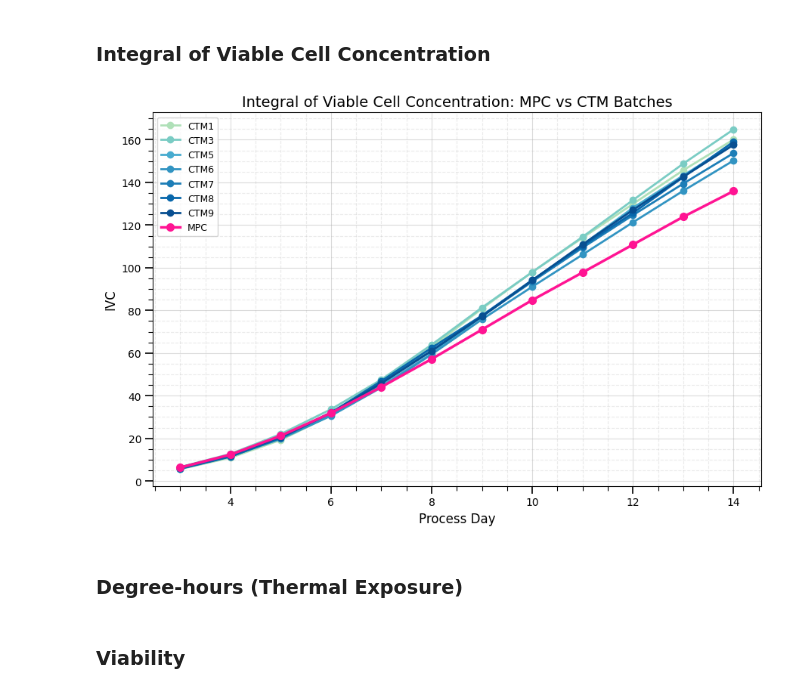
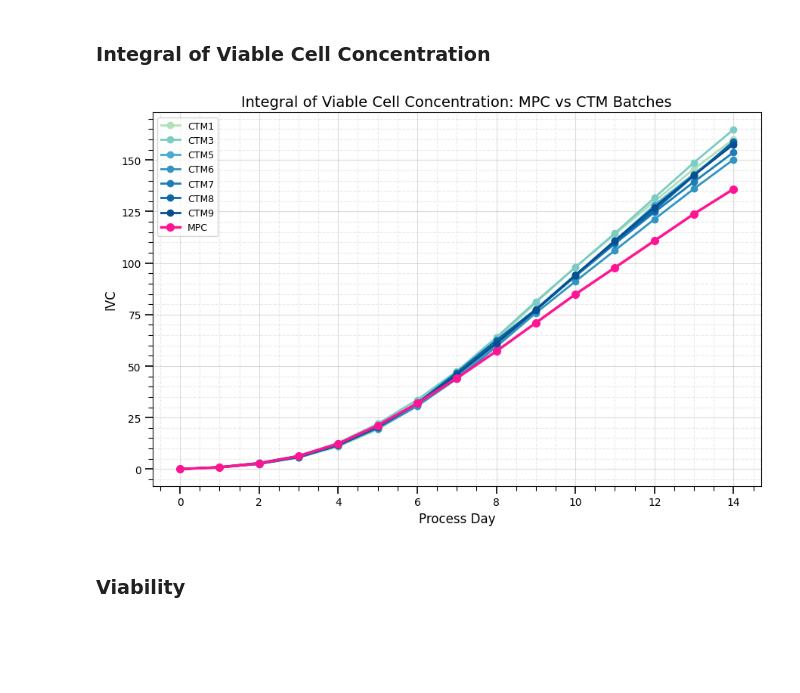
Before and after one commit to zhatz111/state-space-mpc, a Jupyter notebook: data/SAM-1000L-B7H4-experiment/graphs.ipynb, the cells around one changed output. Drawn from its saved outputs; the diff is of its cells as text; code cells hidden in the pictures; blank space fills up the shorter version.

```diff
--- a/data/SAM-1000L-B7H4-experiment/graphs.ipynb
+++ b/data/SAM-1000L-B7H4-experiment/graphs.ipynb
@@ -801,7 +796,7 @@ plt.show()
 # %% [markdown]
 ### __Integral of Viable Cell Concentration__
 # %%
-start_day = 3
+start_day = 0
 x = np.arange(start_day, 15, 1)
 
 plt.figure(figsize=(9, 6))
@@ -835,36 +830,34 @@ plt.plot(
     y1,
     marker="o",
     linestyle="-",
     linewidth=2.5,
     markersize=7,
     c="deeppink",
     label="MPC",
 )
 
 # --- Labels, title ---
 plt.xlabel("Process Day", fontsize=12)
 plt.ylabel("IVC", fontsize=12)
 plt.title("Integral of Viable Cell Concentration: MPC vs CTM Batches", fontsize=14)
 
 # --- Grid ---
 plt.grid(which="major", linestyle="-", alpha=0.45)
 plt.grid(which="minor", linestyle="--", alpha=0.25)
 plt.minorticks_on()
 
 # --- Ticks ---
 plt.tick_params(axis="both", which="major", length=7, width=1.2)
 plt.tick_params(axis="both", which="minor", length=4, width=0.8)
 
 # --- Limits + Legend ---
 # plt.ylim(0, 35)
 plt.legend(frameon=True, fontsize=9)
 plt.savefig(save_path / 'figures/EOR/integral_viable_cells.png', format='png', dpi=300)
 plt.tight_layout()
 plt.show()
 # %% [output]
-[figure, old version]
+[figure, new version]
-# %% [markdown]
-### __Degree-hours (Thermal Exposure)__
 # %% [markdown]
 ### __Viability__
 # %%
```
Also changed, not shown: parts of 4 cells of this notebook, 17 other files.
